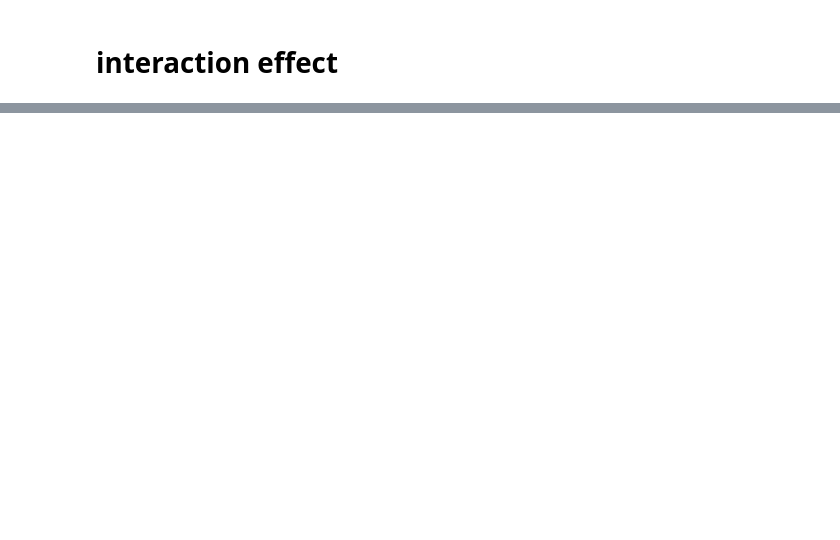
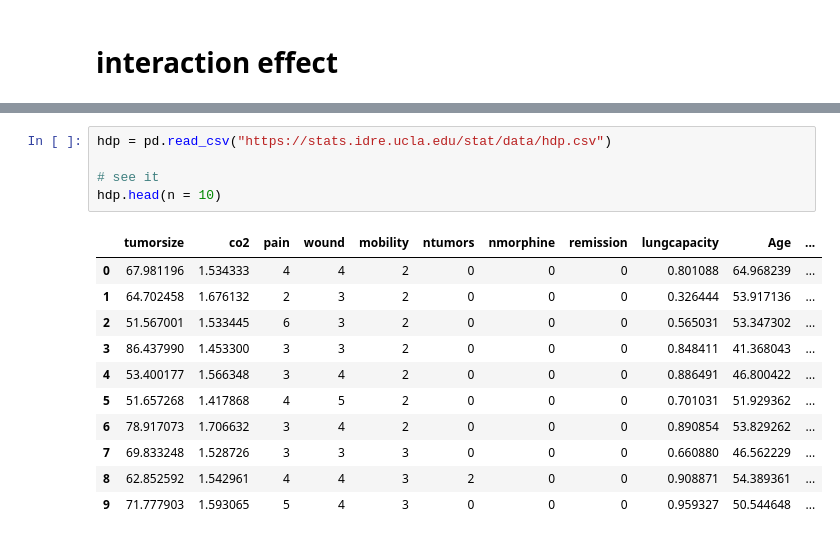
Before and after one commit to nmmichalak/nmmichalak.github.io, a Jupyter notebook: linear_logistic_categories.ipynb, the cells around one changed output, grey strips where cells are left out. Saved outputs shown, nothing was run; the diff lists cells and outputs as text; blank space fills up the shorter version.

```diff
--- a/linear_logistic_categories.ipynb
+++ b/linear_logistic_categories.ipynb
@@ -372,0 +373,17 @@ logit_test(p_hat = proportion_n_df["p_hat"], n = proportion_n_df["n"], contrast
+# %%
+hdp = pd.read_csv("https://stats.idre.ucla.edu/stat/data/hdp.csv")
+
+# see it
+hdp.head(n = 10)
+# %% [output]
+|  | tumorsize | co2 | pain | wound | mobility | ntumors | nmorphine | remission | lungcapacity | Age | ... |
+| 0 | 67.981196 | 1.534333 | 4 | 4 | 2 | 0 | 0 | 0 | 0.801088 | 64.968239 | ... |
+| 1 | 64.702458 | 1.676132 | 2 | 3 | 2 | 0 | 0 | 0 | 0.326444 | 53.917136 | ... |
+| 2 | 51.567001 | 1.533445 | 6 | 3 | 2 | 0 | 0 | 0 | 0.565031 | 53.347302 | ... |
+| 3 | 86.437990 | 1.453300 | 3 | 3 | 2 | 0 | 0 | 0 | 0.848411 | 41.368043 | ... |
+| 4 | 53.400177 | 1.566348 | 3 | 4 | 2 | 0 | 0 | 0 | 0.886491 | 46.800422 | ... |
+| 5 | 51.657268 | 1.417868 | 4 | 5 | 2 | 0 | 0 | 0 | 0.701031 | 51.929362 | ... |
+| 6 | 78.917073 | 1.706632 | 3 | 4 | 2 | 0 | 0 | 0 | 0.890854 | 53.829262 | ... |
+| 7 | 69.833248 | 1.528726 | 3 | 3 | 3 | 0 | 0 | 0 | 0.660880 | 46.562229 | ... |
+| 8 | 62.852592 | 1.542961 | 4 | 4 | 3 | 2 | 0 | 0 | 0.908871 | 54.389361 | ... |
+| 9 | 71.777903 | 1.593065 | 5 | 4 | 3 | 0 | 0 | 0 | 0.959327 | 50.544648 | ... |
```
Also changed, not shown: parts of 18 cells of this notebook.
